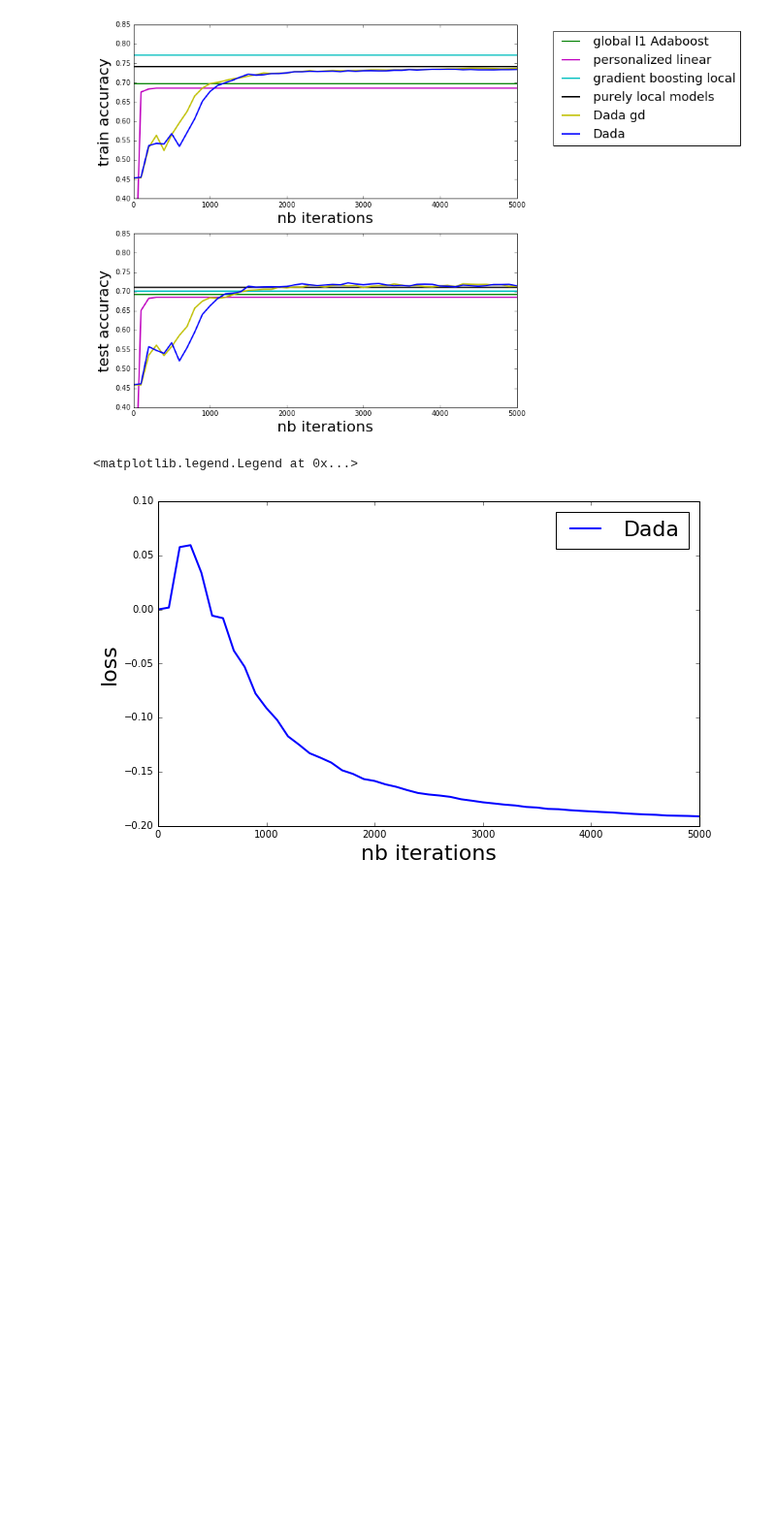
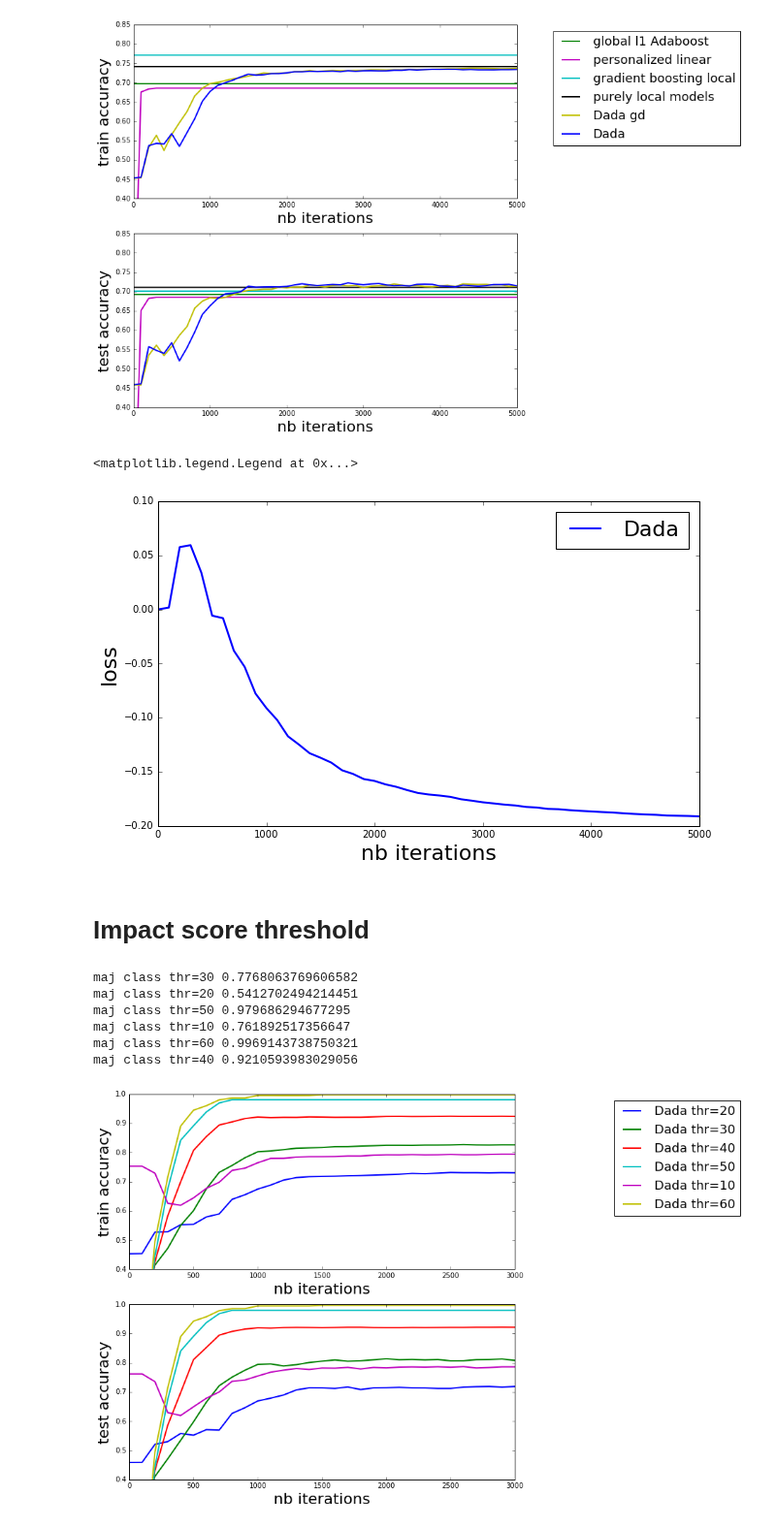
Before and after one commit to vzantedeschi/Dada, a Jupyter notebook: notebooks/School.ipynb, the cells around one changed output. Shown at 97% size. Saved outputs shown, nothing was run; the diff lists cells and outputs as text; code cells hidden in the pictures; blank space fills up the shorter version.

Commit message:
study impact score threshold

```diff
--- a/notebooks/School.ipynb
+++ b/notebooks/School.ipynb
@@ -167,3 +145,5 @@ plt.legend(loc='upper right', fontsize=22)
 # %% [output]
 <matplotlib.legend.Legend at 0x...>
 [figure]
+# %% [markdown]
+# Impact score threshold
@@ -169,0 +160,64 @@ plt.legend(loc='upper right', fontsize=22)
+# %%
+for t in range(10, 70, 10):
+
+    X, Y, X_test, Y_test, adjacency, distances, K, max_nb_instances = load_school(path="../datasets/", thr=t, split=1)
+
+    # get nodes
+    nodes = graph(X, Y, X_test, Y_test, K, adjacency, distances, max_nb_instances)
+
+    results_thres["Dada thr={}".format(t)] = regularized_local_FW(nodes, base_clfs, nb_iter=NB_ITER, beta=BETA, mu=MU, monitors=monitors, checkevery=100)
+# %%
+for t in range(10, 70, 10):
+
+    X, Y, X_test, Y_test, adjacency, distances, K, max_nb_instances = load_school(path="../datasets/", thr=t, split=1)
+
+    # get nodes
+    nodes = graph(X, Y, X_test, Y_test, K, adjacency, distances, max_nb_instances)
+    maj_accs = maj_class_accuracy(nodes)
+    results_thres["maj class thr={}".format(t)] = {}
+    results_thres["maj class thr={}".format(t)]["train-accuracy"] = maj_accs[0]
+    results_thres["maj class thr={}".format(t)]["test-accuracy"] = maj_accs[1]
+# %%
+plt.figure(1, figsize=(10, 10))
+
+max_iter = NB_ITER
+plt.subplot(211)
+plt.xlabel('nb iterations', fontsize=22)
+plt.ylabel('train accuracy', fontsize=22)
+plt.xlim(0, max_iter)
+plt.ylim(0.4, 1)
+
+for k, r_list in results_thres.items():
+    try:
+        c = 100
+        plt.plot([i*c for i in range(len(r_list))], [r['train-accuracy'] for r in r_list], label='{}'.format(k), linewidth=2)
+    except:
+        pass
+        # print(k, r_list['train-accuracy'])
+        # plt.plot(range(max_iter+1), [r_list['train-accuracy']]*(max_iter+1), label='{}'.format(k), linewidth=2)
+
+plt.legend(bbox_to_anchor=(1.6, 1), fontsize=18)
+
+plt.subplot(212)
+plt.xlabel('nb iterations', fontsize=22)
+plt.ylabel('test accuracy', fontsize=22)
+plt.xlim(0, max_iter)
+plt.ylim(0.4, 1)
+
+for k, r_list in results_thres.items():
+    try:
+        c = 100
+        plt.plot([i*c for i in range(len(r_list))], [r['test-accuracy'] for r in r_list], label='{}'.format(k), linewidth=2)
+    except:
+        print(k, r_list['test-accuracy'])
+        # plt.plot(range(max_iter+1), [r_list['test-accuracy']]*(max_iter+1), label='{}'.format(k), linewidth=2)
+
+# plt.legend(loc='lower right', fontsize=18)
+# %% [output]
+maj class thr=30 0.7768063769606582
+maj class thr=20 0.5412702494214451
+maj class thr=50 0.979686294677295
+maj class thr=10 0.761892517356647
+maj class thr=60 0.9969143738750321
+maj class thr=40 0.9210593983029056
+[figure, added]
```
Also changed, not shown: parts of 3 cells of this notebook.
